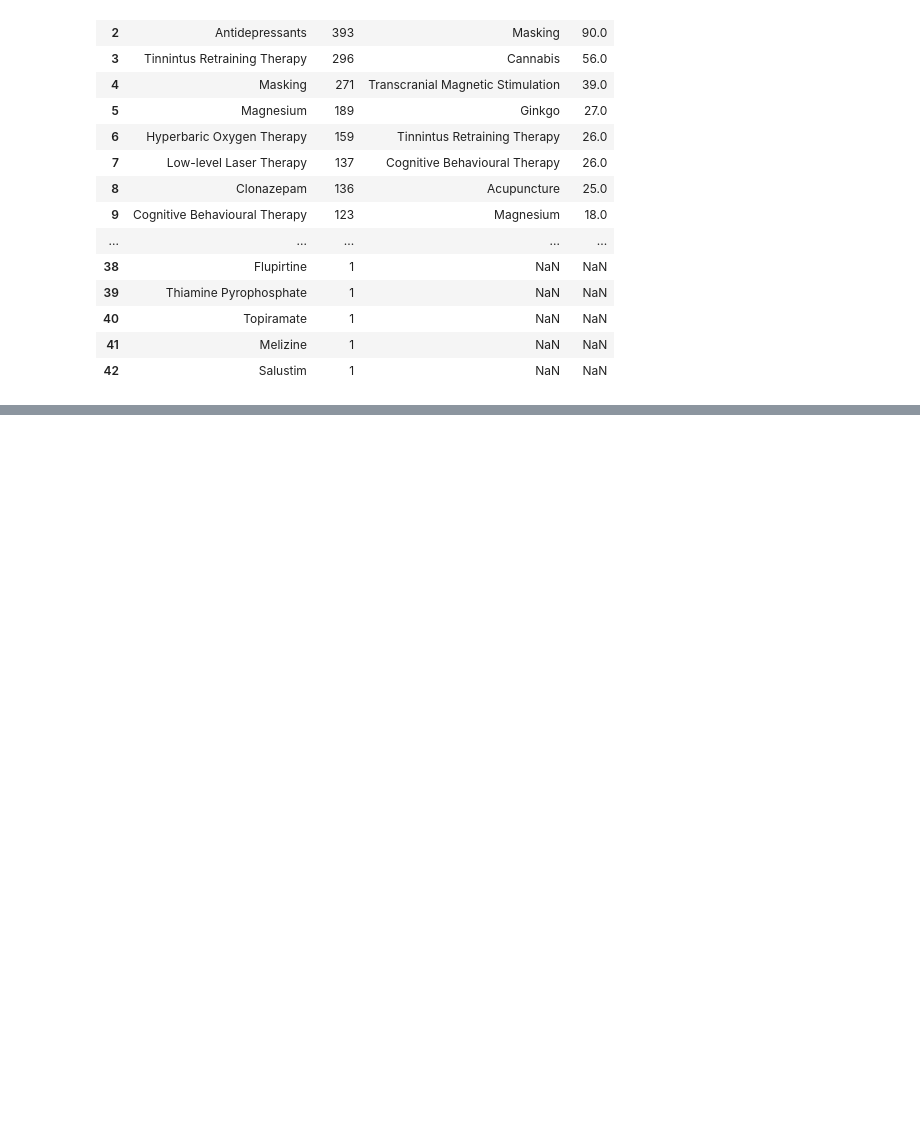
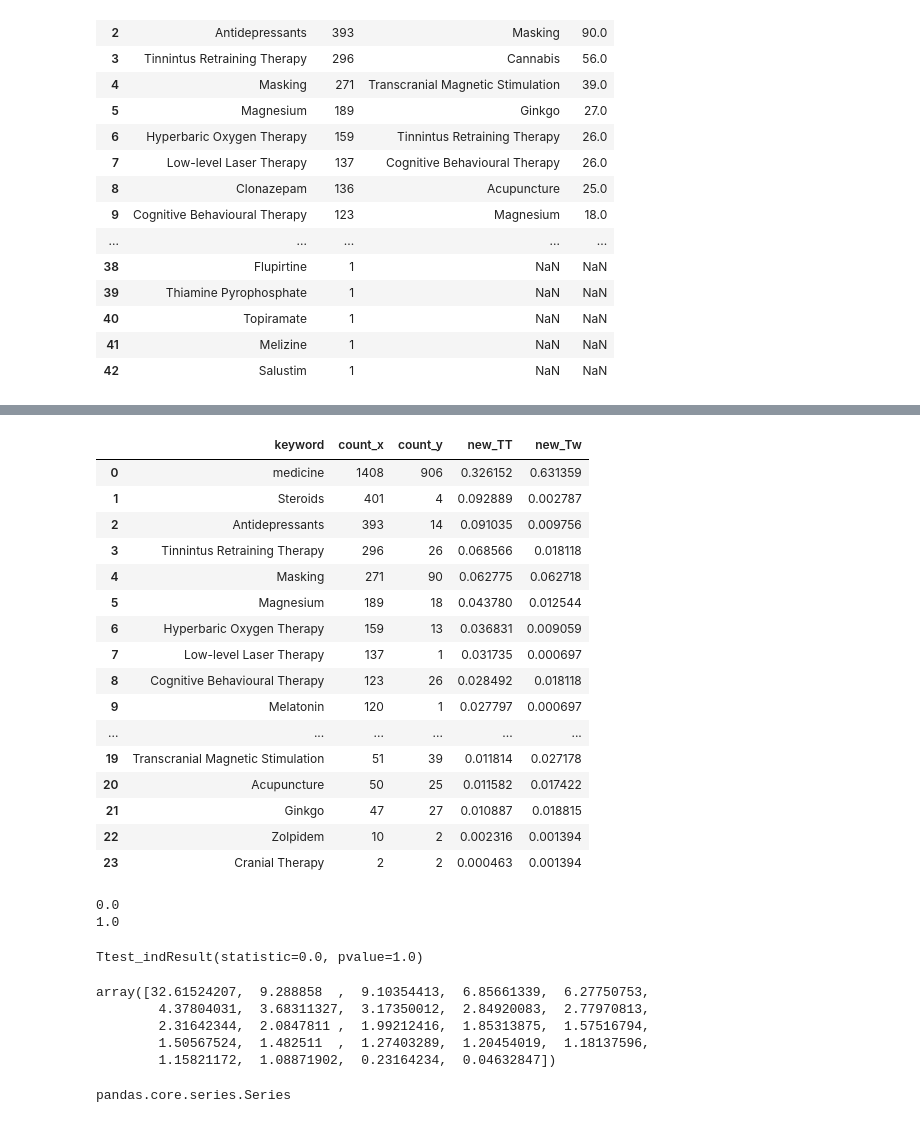
Before and after one commit to sourabhDandage/Talk3_extension, a Jupyter notebook: Explore - Twitter.ipynb, the cells around one changed output, grey strips where cells are left out. Cells and saved outputs as stored; diff of their text form; code cells hidden in the pictures; blank space fills up the shorter version.

```diff
--- a/Explore - Twitter.ipynb
+++ b/Explore - Twitter.ipynb
@@ -225,0 +297,45 @@ pd.merge(new_df_TT, new_df_twitter, how='inner', on='keyword')
+# %%
+new_df_common
+# %% [output]
+|  | keyword | count_x | count_y | new_TT | new_Tw |
+| 0 | medicine | 1408 | 906 | 0.326152 | 0.631359 |
+| 1 | Steroids | 401 | 4 | 0.092889 | 0.002787 |
+| 2 | Antidepressants | 393 | 14 | 0.091035 | 0.009756 |
+| 3 | Tinnintus Retraining Therapy | 296 | 26 | 0.068566 | 0.018118 |
+| 4 | Masking | 271 | 90 | 0.062775 | 0.062718 |
+| 5 | Magnesium | 189 | 18 | 0.043780 | 0.012544 |
+| 6 | Hyperbaric Oxygen Therapy | 159 | 13 | 0.036831 | 0.009059 |
+| 7 | Low-level Laser Therapy | 137 | 1 | 0.031735 | 0.000697 |
+| 8 | Cognitive Behavioural Therapy | 123 | 26 | 0.028492 | 0.018118 |
+| 9 | Melatonin | 120 | 1 | 0.027797 | 0.000697 |
+| ... | ... | ... | ... | ... | ... |
+| 19 | Transcranial Magnetic Stimulation | 51 | 39 | 0.011814 | 0.027178 |
+| 20 | Acupuncture | 50 | 25 | 0.011582 | 0.017422 |
+| 21 | Ginkgo | 47 | 27 | 0.010887 | 0.018815 |
+| 22 | Zolpidem | 10 | 2 | 0.002316 | 0.001394 |
+| 23 | Cranial Therapy | 2 | 2 | 0.000463 | 0.001394 |
+# %%
+from scipy.stats import ttest_ind, ttest_ind_from_stats
+t, p = ttest_ind(new_df_common['new_TT'], new_df_common['new_Tw'])
+print(t)
+print(p)
+# %% [output]
+0.0
+1.0
+# %%
+from scipy.stats import ttest_ind
+ttest_ind(new_df_common['new_TT'].values,new_df_common['new_Tw'].values)
+# %% [output]
+Ttest_indResult(statistic=0.0, pvalue=1.0)
+# %%
+new_df_common['new_TT'].values
+# %% [output]
+array([32.61524207,  9.288858  ,  9.10354413,  6.85661339,  6.27750753,
+        4.37804031,  3.68311327,  3.17350012,  2.84920083,  2.77970813,
+        2.31642344,  2.0847811 ,  1.99212416,  1.85313875,  1.57516794,
+        1.50567524,  1.482511  ,  1.27403289,  1.20454019,  1.18137596,
+        1.15821172,  1.08871902,  0.23164234,  0.04632847])
+# %%
+type(new_df_common['new_TT'])
+# %% [output]
+pandas.core.series.Series
```
Also changed, not shown: parts of 12 cells of this notebook.
